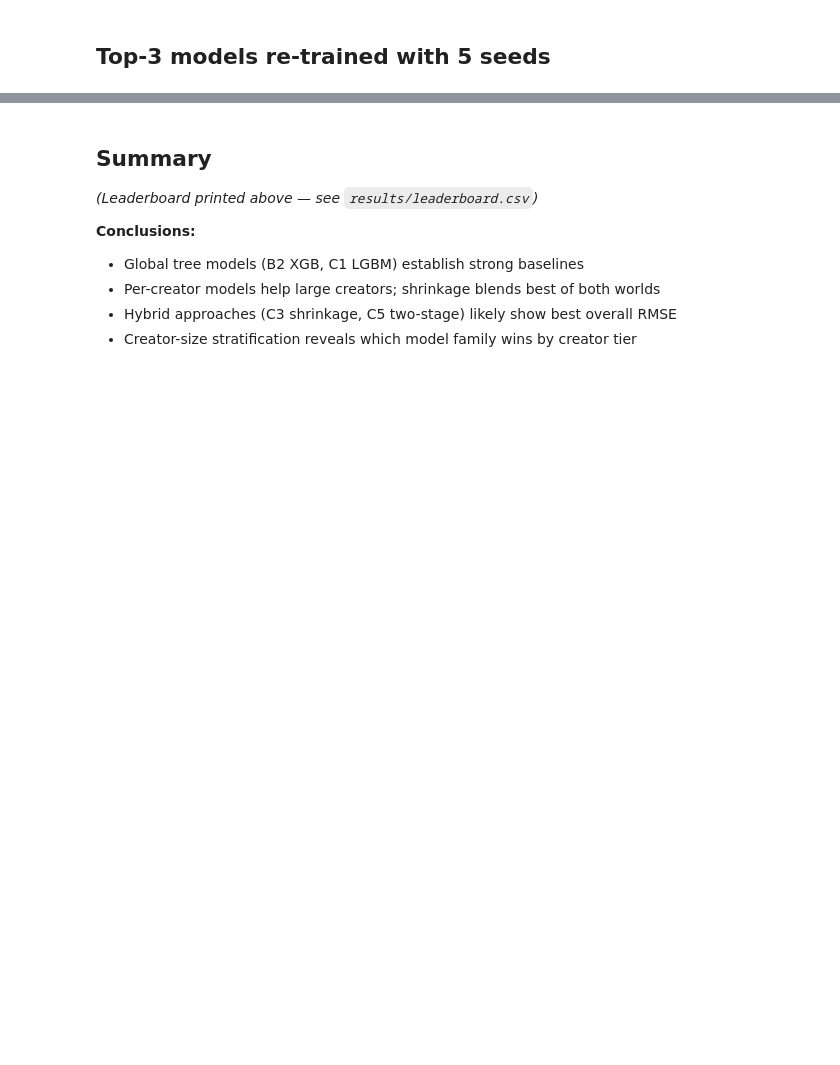
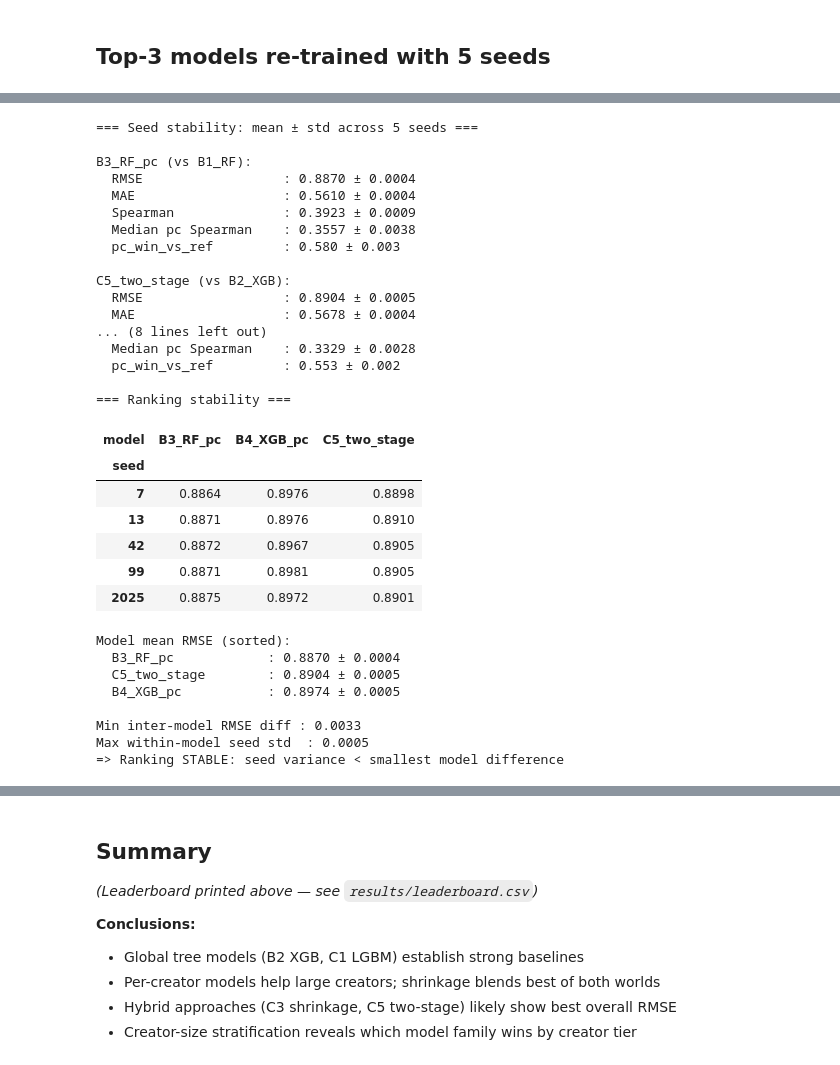
Before and after one commit to Shopska/Personalized_analysis_of_social_media, a Jupyter notebook: notebooks/07-model-comparison.ipynb, the cells around one changed output, grey strips where cells are left out. Drawn from its saved outputs; the diff is of its cells as text; code cells hidden in the pictures; blank space fills up the shorter version.

```diff
--- a/notebooks/07-model-comparison.ipynb
+++ b/notebooks/07-model-comparison.ipynb
@@ -372,3 +345,71 @@ Seed stability (RMSE mean ± std):
+# %%
+# ── Seed stability summary ───────────────────────────────────────────────
+print("=== Seed stability: mean ± std across {} seeds ===".format(len(SEEDS)))
+print()
+for model_name in ["B3_RF_pc", "C5_two_stage", "B4_XGB_pc"]:
+    sub = df_seeds[df_seeds["model"] == model_name]
+    ref = sub["ref_model"].iloc[0]
+    print(f"{model_name} (vs {ref}):")
+    for col, lbl in [("rmse", "RMSE"), ("mae", "MAE"),
+                     ("spearman", "Spearman"), ("median_pc_spearman", "Median pc Spearman")]:
+        print(f"  {lbl:22s}: {sub[col].mean():.4f} ± {sub[col].std():.4f}")
+    print(f"  {'pc_win_vs_ref':22s}: {sub['pc_win_vs_ref'].mean():.3f} ± {sub['pc_win_vs_ref'].std():.3f}")
+    print()
+
+# Rank stability check
+print("=== Ranking stability ===")
+pivot = df_seeds.pivot_table(index="seed", columns="model", values="rmse")
+display(pivot.round(4))
+
+means = df_seeds.groupby("model")["rmse"].mean().sort_values()
+stds  = df_seeds.groupby("model")["rmse"].std()
+print("\nModel mean RMSE (sorted):")
+for m_, v_ in means.items():
+    print(f"  {m_:20s}: {v_:.4f} ± {stds[m_]:.4f}")
+
+# Are differences between models larger than within-model seed variance?
+model_names = means.index.tolist()
+diffs = [abs(means.iloc[i] - means.iloc[i+1]) for i in range(len(model_names)-1)]
+max_std = stds.max()
+print(f"\nMin inter-model RMSE diff : {min(diffs):.4f}")
+print(f"Max within-model seed std  : {max_std:.4f}")
+if max_std < min(diffs):
+    print("=> Ranking STABLE: seed variance < smallest model difference")
+else:
+    print("=> Ranking UNSTABLE: seed variance >= smallest model difference")
+# %% [output]
+=== Seed stability: mean ± std across 5 seeds ===
+
+B3_RF_pc (vs B1_RF):
+  RMSE                  : 0.8870 ± 0.0004
+  MAE                   : 0.5610 ± 0.0004
+  Spearman              : 0.3923 ± 0.0009
+  Median pc Spearman    : 0.3557 ± 0.0038
+  pc_win_vs_ref         : 0.580 ± 0.003
+
+C5_two_stage (vs B2_XGB):
+  RMSE                  : 0.8904 ± 0.0005
+  MAE                   : 0.5678 ± 0.0004
+... (8 lines left out)
+  Median pc Spearman    : 0.3329 ± 0.0028
+  pc_win_vs_ref         : 0.553 ± 0.002
+
+=== Ranking stability ===
+| model | B3_RF_pc | B4_XGB_pc | C5_two_stage |
+| seed |  |  |  |
+| 7 | 0.8864 | 0.8976 | 0.8898 |
+| 13 | 0.8871 | 0.8976 | 0.8910 |
+| 42 | 0.8872 | 0.8967 | 0.8905 |
+| 99 | 0.8871 | 0.8981 | 0.8905 |
+| 2025 | 0.8875 | 0.8972 | 0.8901 |
+Model mean RMSE (sorted):
+  B3_RF_pc            : 0.8870 ± 0.0004
+  C5_two_stage        : 0.8904 ± 0.0005
+  B4_XGB_pc           : 0.8974 ± 0.0005
+
+Min inter-model RMSE diff : 0.0033
+Max within-model seed std  : 0.0005
+=> Ranking STABLE: seed variance < smallest model difference
 # %%
 # Final per-creator RMSE comparison plot
 from creator_analytics.evaluate import predict_per_creator
```
Also changed, not shown: parts of 6 cells of this notebook, 2 other files.
